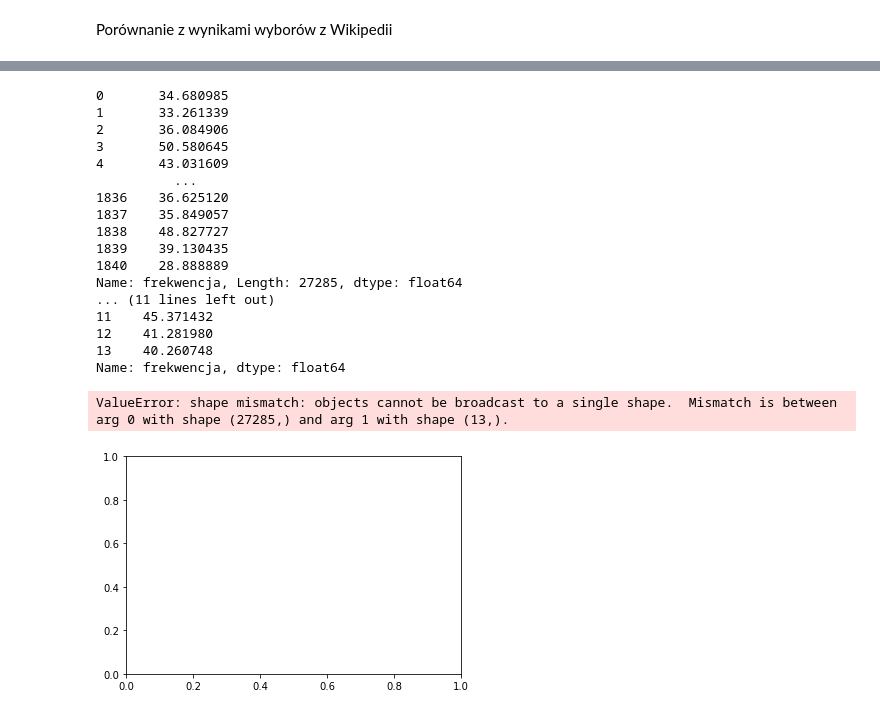
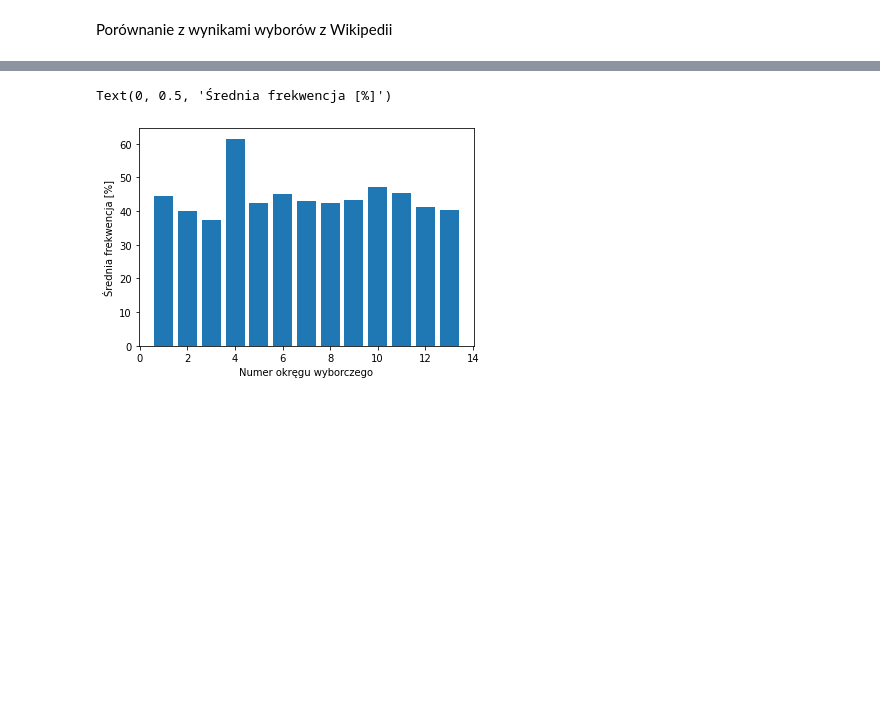
Before and after one commit to GrzegorzGapinski/Wizualizacja, a Jupyter notebook: Wizualizacja1.ipynb, the cells around one changed output, grey strips where cells are left out. Saved outputs shown, nothing was run; the diff lists cells and outputs as text; code cells hidden in the pictures; blank space fills up the shorter version.

```diff
--- a/Wizualizacja1.ipynb
+++ b/Wizualizacja1.ipynb
@@ -123,27 +123,15 @@ Porównanie z wynikami wyborów z Wikipedii
 # %%
 # Prezentacja danych dotyczących frekwencji
 big_dataset["frekwencja"] = (big_dataset["Liczba kart wyjętych z urny"]/big_dataset["Liczba wyborców uprawnionych do głosowania"])*100
-print(big_dataset["frekwencja"])
-print(big_dataset.groupby(['obwod'])['frekwencja'].mean('frekwencja'))
+# print(big_dataset["frekwencja"])
+# print(big_dataset.groupby(['obwod'])['frekwencja'].mean('frekwencja'))
 
-plt.bar(big_dataset["obwod"], big_dataset.groupby(['obwod'])['frekwencja'].mean())
+frekwencja_po_obwodach = pd.DataFrame(big_dataset.groupby(['obwod'])['frekwencja'].mean('frekwencja'))
+# print(frekwencja_po_obwodach['frekwencja'])
+
+plt.bar(big_dataset['obwod'].unique(), frekwencja_po_obwodach['frekwencja'])
+plt.xlabel("Numer okręgu wyborczego")
+plt.ylabel("Średnia frekwencja [%]")
 # %% [output]
-0       34.680985
-1       33.261339
-2       36.084906
-3       50.580645
-4       43.031609
-          ...
-1836    36.625120
-1837    35.849057
-1838    48.827727
-1839    39.130435
-1840    28.888889
-Name: frekwencja, Length: 27285, dtype: float64
-... (11 lines left out)
-11    45.371432
-12    41.281980
-13    40.260748
-Name: frekwencja, dtype: float64
+Text(0, 0.5, 'Średnia frekwencja [%]')
-ValueError: shape mismatch: objects cannot be broadcast to a single shape.  Mismatch is between arg 0 with shape (27285,) and arg 1 with shape (13,).
-[figure, old version]
+[figure, new version]
```
